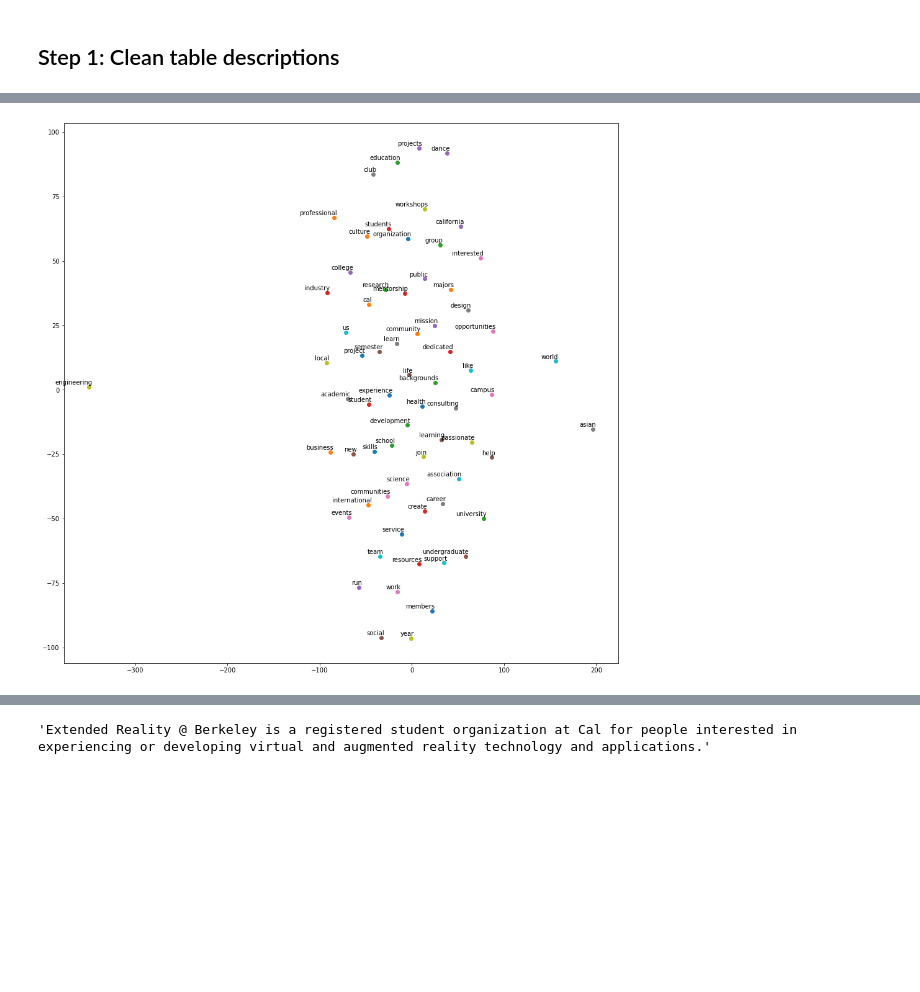
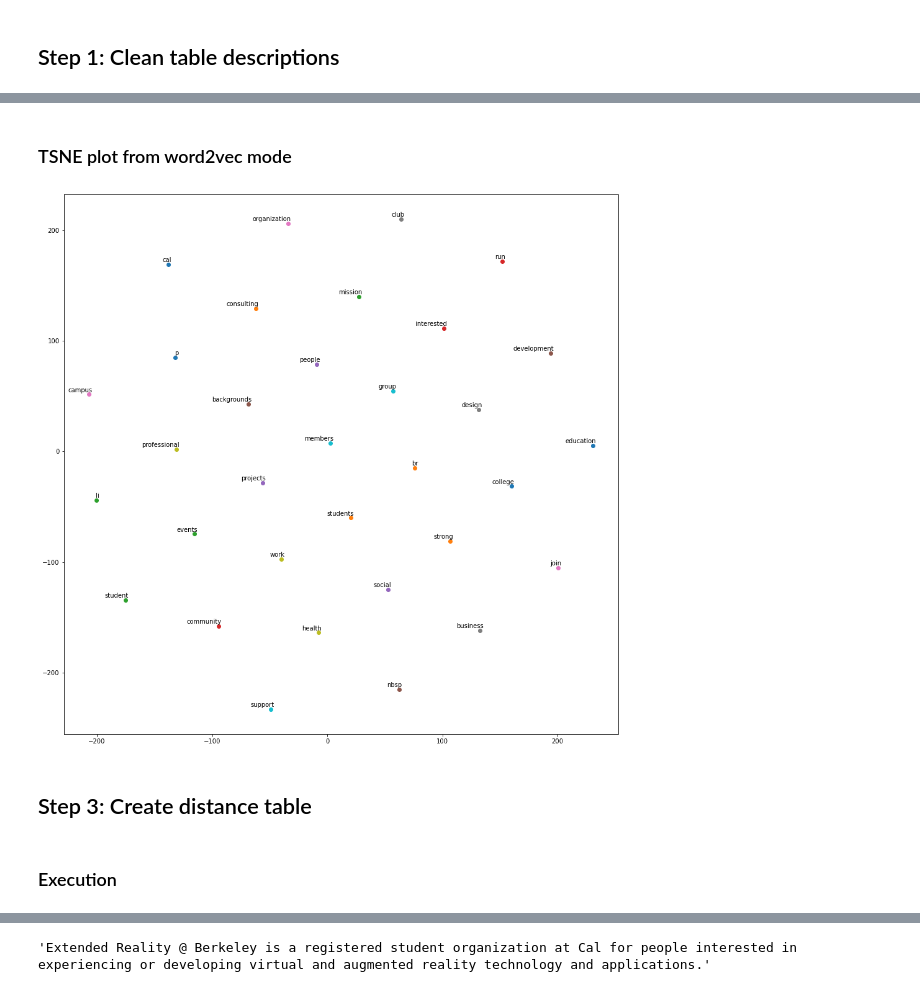
Before and after one commit to sproul-club/sc-notebook, a Jupyter notebook: Generic Club Recommendations.ipynb, the cells around one changed output, grey strips where cells are left out. Cells and saved outputs as stored; diff of their text form; code cells hidden in the pictures; blank space fills up the shorter version.

Commit message:
added graph analysis and cleanup

```diff
--- a/Generic Club Recommendations.ipynb
+++ b/Generic Club Recommendations.ipynb
@@ -147,20 +158,28 @@ all_club_tags_df.head(25)
 | 22 | 22 | Technology |
 | 23 | 23 | Publication |
 # %%
-club_info_db = []
+LIST_CLUB_INFO = []
 
-for user in client['production-db']['new_base_user'].find({'role': 'officer', 'confirmed': True}):
+CLUB_SEARCH_PARAMS = {
+    'role': 'officer',
+    'confirmed': True,
+    'club.reactivated': True
+}
+
+for user in client['production-db']['new_base_user'].find(CLUB_SEARCH_PARAMS):
     club_name = user['club']['name'].strip()
+    club_link_name = user['club']['link_name'].strip()
     club_description = user['club']['about_us'].strip()
     club_tags = user['club']['tags']
 
-    club_info_db += [{
+    LIST_CLUB_INFO += [{
         'name': club_name,
+        'link_name': club_link_name,
         'description': club_description,
         'tags': club_tags,
     }]
 
-club_db_df = pd.DataFrame(club_info_db)
+club_db_df = pd.DataFrame(LIST_CLUB_INFO)
 club_db_df = club_db_df.dropna(axis=0, how='any', thresh=None, subset=None, inplace=False)
 club_db_df = club_db_df.reset_index(drop = True)
 
@@ -462,35 +373,41 @@ Model Loss: 11058.6181640625
+# %% [markdown]
+### TSNE plot from word2vec mode
 # %%
 # Source: https://www.kaggle.com/jeffd23/visualizing-word-vectors-with-t-sne
 
-def tsne_plot(model):
+PERPLEXITY = 60
+
+def tsne_plot(model, perpl):
     "Creates a TSNE model and plots it"
     labels = []
     tokens = []
 
     for word in model.wv.vocab:
-        tokens.append(model[word])
+        tokens.append(model.wv[word])
         labels.append(word)
 
-    tsne_model = TSNE(perplexity=60, n_components=2, init='pca', n_iter=1000, random_state=42)
+    tsne_model = TSNE(perplexity=perpl, n_components=2, init='pca', n_iter=1000, random_state=42)
     new_values = tsne_model.fit_transform(tokens)
 
     x = []
     y = []
     for value in new_values:
         x.append(value[0])
         y.append(value[1])
 
     plt.figure(figsize=(16, 16))
     for i in range(len(x)):
         plt.scatter(x[i],y[i])
         plt.annotate(labels[i],
                      xy=(x[i], y[i]),
                      xytext=(5, 2),
                      textcoords='offset points',
                      ha='right',
                      va='bottom')
     plt.show()
 
-tsne_plot(w2v_model)
+tsne_plot(w2v_model, PERPLEXITY)
 # %% [output]
-[figure, old version]
+[figure, new version]
+# %% [markdown]
+## Step 3: Create distance table
@@ -497,3 +449,5 @@ tsne_plot(w2v_model)
+# %% [markdown]
+### Execution
 # %%
 distance_table = create_distance_table(vector_table)
 distance_table
```
Also changed, not shown: parts of 58 cells of this notebook, 2 other files.
